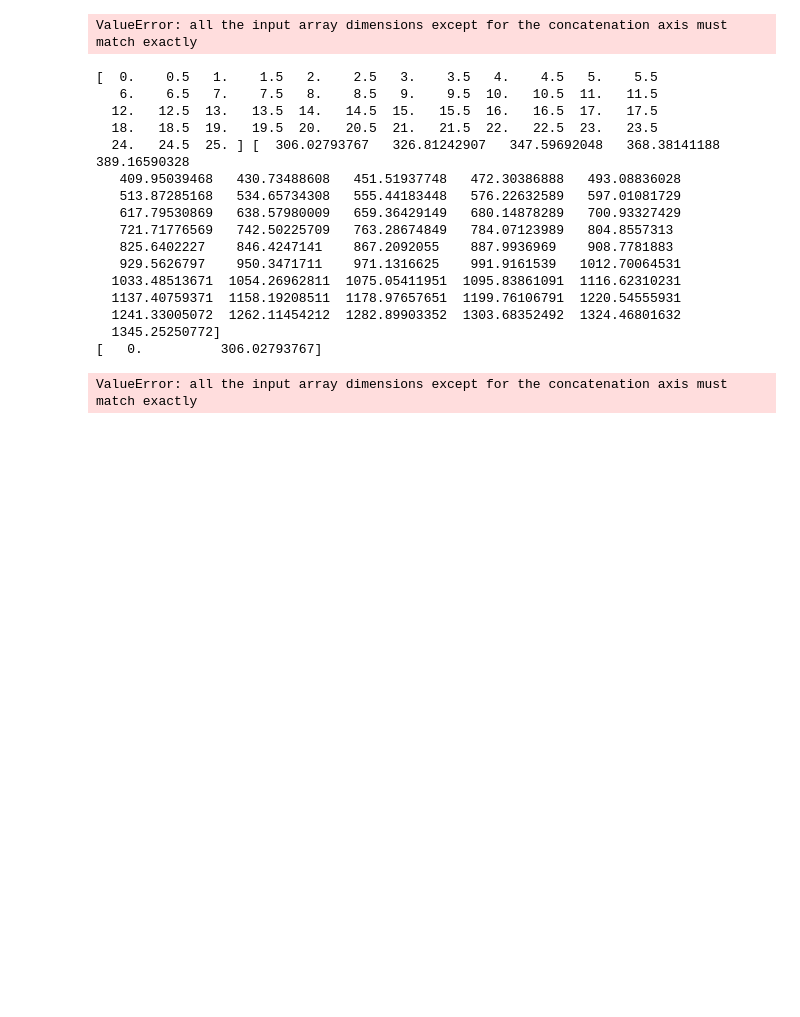
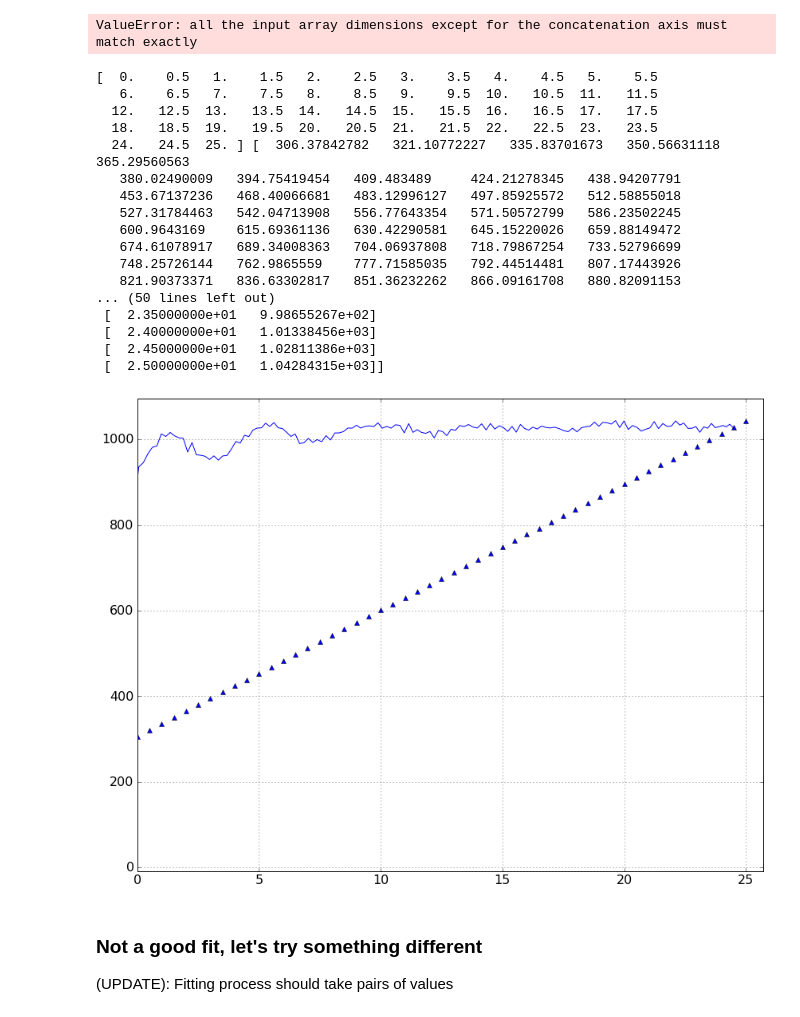
Before and after one commit to ednusi/MatPy, a Jupyter notebook: ML_PredictStressStrain.ipynb, the cells around one changed output. Cells and saved outputs as stored; diff of their text form; code cells hidden in the pictures; blank space fills up the shorter version.

```diff
--- a/ML_PredictStressStrain.ipynb
+++ b/ML_PredictStressStrain.ipynb
@@ -97,36 +97,40 @@ import numpy as np
 reg = SGDRegressor(loss='squared_loss')
 
 reg.fit(exp2[:,0].reshape(-1,1),exp2[:,1].reshape(-1,1))
-#print reg.predict(100)
-
 
 guess_domain = np.linspace(0,25.,51)
 guess_range = reg.predict(guess_domain[:,None])
 
 print guess_domain, guess_range
-
-data = np.zeros(0)
+data = []
 
 for index, guess in enumerate(guess_domain):
+    data.append([guess_domain[index],guess_range[index]])
 
-    toadd = np.array([guess_domain[index],guess_range[index]])
-    print toadd
-    data = np.vstack((data,toadd))
+data = np.asarray(data)
+print data
 # %% [output]
 [  0.    0.5   1.    1.5   2.    2.5   3.    3.5   4.    4.5   5.    5.5
    6.    6.5   7.    7.5   8.    8.5   9.    9.5  10.   10.5  11.   11.5
   12.   12.5  13.   13.5  14.   14.5  15.   15.5  16.   16.5  17.   17.5
   18.   18.5  19.   19.5  20.   20.5  21.   21.5  22.   22.5  23.   23.5
-  24.   24.5  25. ] [  306.02793767   326.81242907   347.59692048   368.38141188   389.16590328
-   409.95039468   430.73488608   451.51937748   472.30386888   493.08836028
-   513.87285168   534.65734308   555.44183448   576.22632589   597.01081729
-   617.79530869   638.57980009   659.36429149   680.14878289   700.93327429
-   721.71776569   742.50225709   763.28674849   784.07123989   804.8557313
-   825.6402227    846.4247141    867.2092055    887.9936969    908.7781883
-   929.5626797    950.3471711    971.1316625    991.9161539   1012.70064531
-  1033.48513671  1054.26962811  1075.05411951  1095.83861091  1116.62310231
-  1137.40759371  1158.19208511  1178.97657651  1199.76106791  1220.54555931
-  1241.33005072  1262.11454212  1282.89903352  1303.68352492  1324.46801632
-  1345.25250772]
-[   0.          306.02793767]
+  24.   24.5  25. ] [  306.37842782   321.10772227   335.83701673   350.56631118   365.29560563
+   380.02490009   394.75419454   409.483489     424.21278345   438.94207791
+   453.67137236   468.40066681   483.12996127   497.85925572   512.58855018
+   527.31784463   542.04713908   556.77643354   571.50572799   586.23502245
+   600.9643169    615.69361136   630.42290581   645.15220026   659.88149472
+   674.61078917   689.34008363   704.06937808   718.79867254   733.52796699
+   748.25726144   762.9865559    777.71585035   792.44514481   807.17443926
+   821.90373371   836.63302817   851.36232262   866.09161708   880.82091153
+... (50 lines left out)
+ [  2.35000000e+01   9.98655267e+02]
+ [  2.40000000e+01   1.01338456e+03]
+ [  2.45000000e+01   1.02811386e+03]
+ [  2.50000000e+01   1.04284315e+03]]
-ValueError: all the input array dimensions except for the concatenation axis must match exactly
+# %%
+%matplotlib inline
+import test_suite
+reload(test_suite)
+test_suite.plotmult2D(exp2,data)
+# %% [output]
+[figure, added]
@@ -132,0 +156,4 @@ ValueError: all the input array dimensions except for the concatenation axis mus
+# %% [markdown]
+### Not a good fit, let's try something different
+
+(UPDATE): Fitting process should take pairs of values
```
Also changed, not shown: parts of 12 cells of this notebook, 5 other files.
